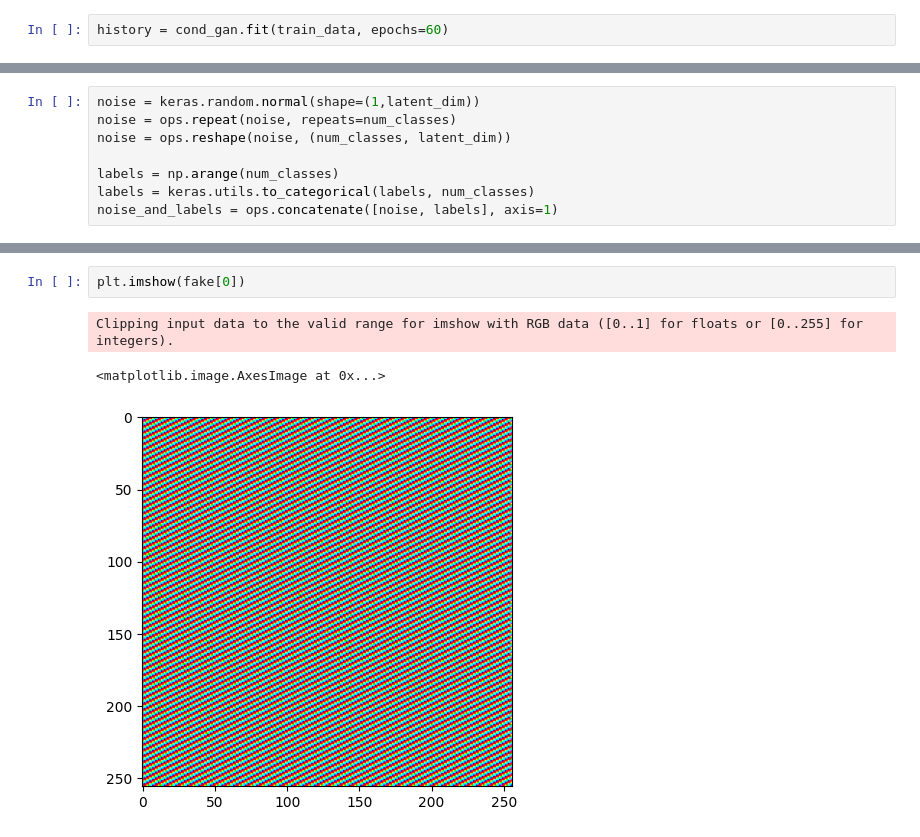
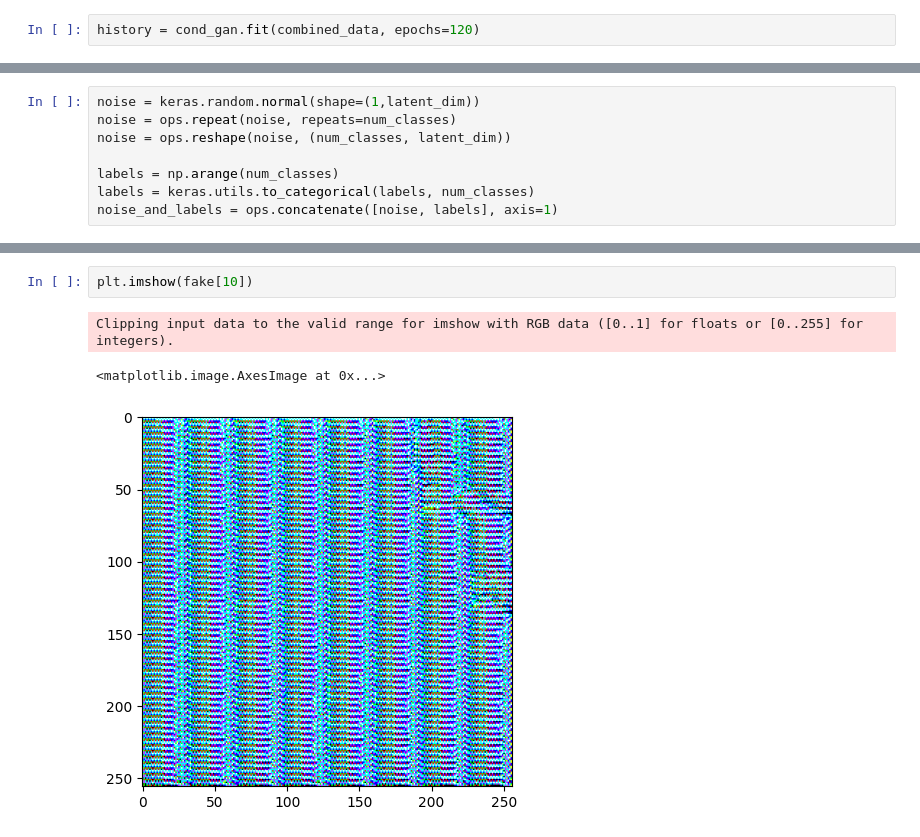
Before and after one commit to microlei/plankton, a Jupyter notebook: simple_gan.ipynb, the cells around one changed output, grey strips where cells are left out. Cells and saved outputs as stored; diff of their text form.

Commit message:
120 epochs

```diff
--- a/simple_gan.ipynb
+++ b/simple_gan.ipynb
@@ -249,5 +252,5 @@ cond_gan.compile(
     loss_fn=keras.losses.BinaryCrossentropy(from_logits=True),
 )
 # %%
-history = cond_gan.fit(train_data, epochs=60)
+history = cond_gan.fit(combined_data, epochs=120)
 # %% [output]
@@ -297,6 +330,6 @@ WARNING:tensorflow:5 out of the last 5 calls to <function TensorFlowTrainer.make
 # %%
-plt.imshow(fake[0])
+plt.imshow(fake[10])
 # %% [output]
 Clipping input data to the valid range for imshow with RGB data ([0..1] for floats or [0..255] for integers).
 <matplotlib.image.AxesImage at 0x...>
-[figure, old version]
+[figure, new version]
```
Also changed, not shown: parts of 7 cells of this notebook.
